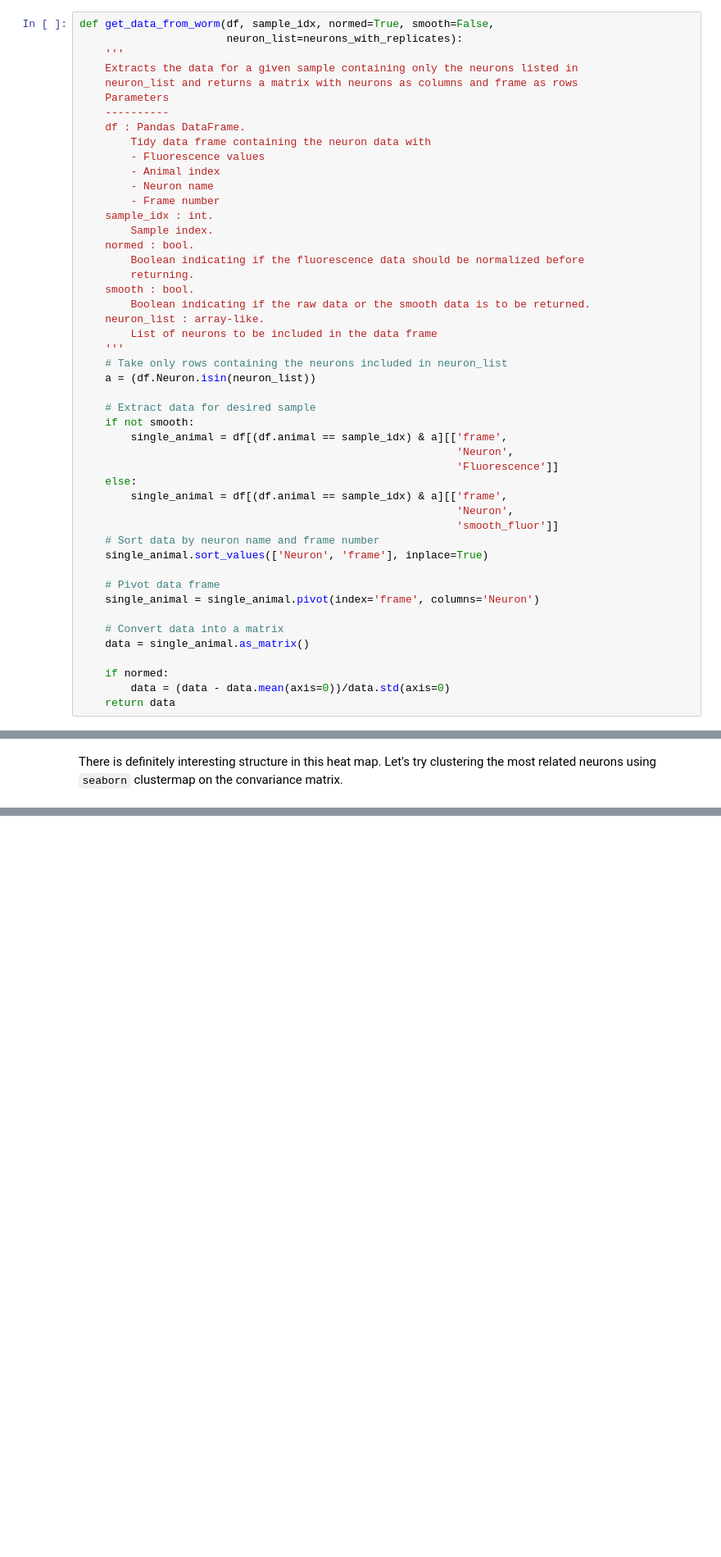
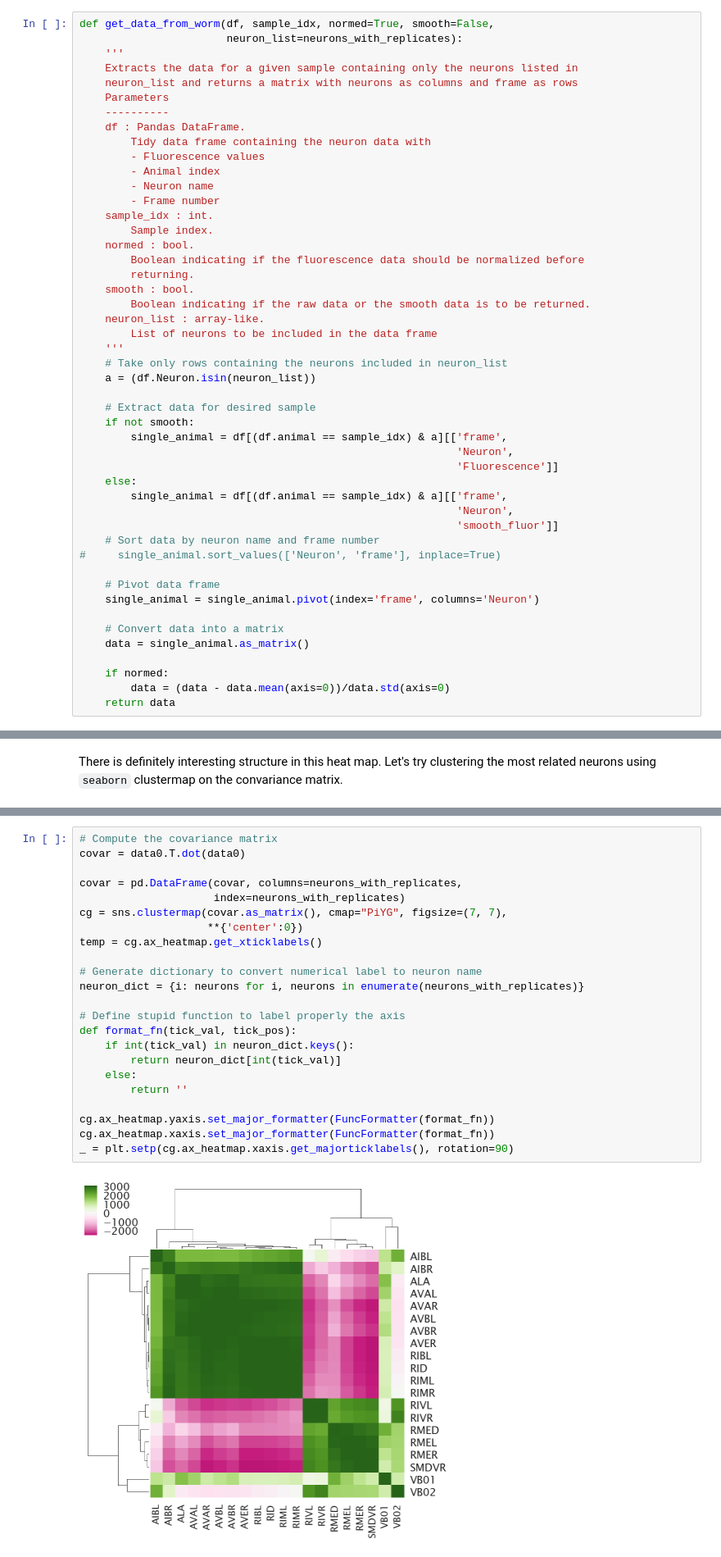
Before and after one commit to dangeles/WormsDream, a Jupyter notebook: src/oxygen_stimulus.ipynb, the cells around one changed output, grey strips where cells are left out. Shown at 82% size. Drawn from its saved outputs; the diff is of its cells as text; blank space fills up the shorter version.

Commit message:
make a pretty dendorgram plot

```diff
--- a/src/oxygen_stimulus.ipynb
+++ b/src/oxygen_stimulus.ipynb
@@ -162,7 +167,7 @@ def get_data_from_worm(df, sample_idx, normed=True, smooth=False,
                                                            'Neuron',
                                                            'smooth_fluor']]
     # Sort data by neuron name and frame number
-    single_animal.sort_values(['Neuron', 'frame'], inplace=True)
+#     single_animal.sort_values(['Neuron', 'frame'], inplace=True)
 
     # Pivot data frame
     single_animal = single_animal.pivot(index='frame', columns='Neuron')
@@ -208,0 +203,25 @@ cg = sns.clustermap(covar.as_matrix(), cmap="PiYG", figsize=(7, 7),
+# %%
+# Compute the covariance matrix
+covar = data0.T.dot(data0)
+
+covar = pd.DataFrame(covar, columns=neurons_with_replicates,
+                     index=neurons_with_replicates)
+cg = sns.clustermap(covar.as_matrix(), cmap="PiYG", figsize=(7, 7),
+                    **{'center':0})
+temp = cg.ax_heatmap.get_xticklabels()
+
+# Generate dictionary to convert numerical label to neuron name
+neuron_dict = {i: neurons for i, neurons in enumerate(neurons_with_replicates)}
+
+# Define stupid function to label properly the axis
+def format_fn(tick_val, tick_pos):
+    if int(tick_val) in neuron_dict.keys():
+        return neuron_dict[int(tick_val)]
+    else:
+        return ''
+
+cg.ax_heatmap.yaxis.set_major_formatter(FuncFormatter(format_fn))
+cg.ax_heatmap.xaxis.set_major_formatter(FuncFormatter(format_fn))
+_ = plt.setp(cg.ax_heatmap.xaxis.get_majorticklabels(), rotation=90)
+# %% [output]
+[figure, added]
```
Also changed, not shown: parts of 6 cells of this notebook.
